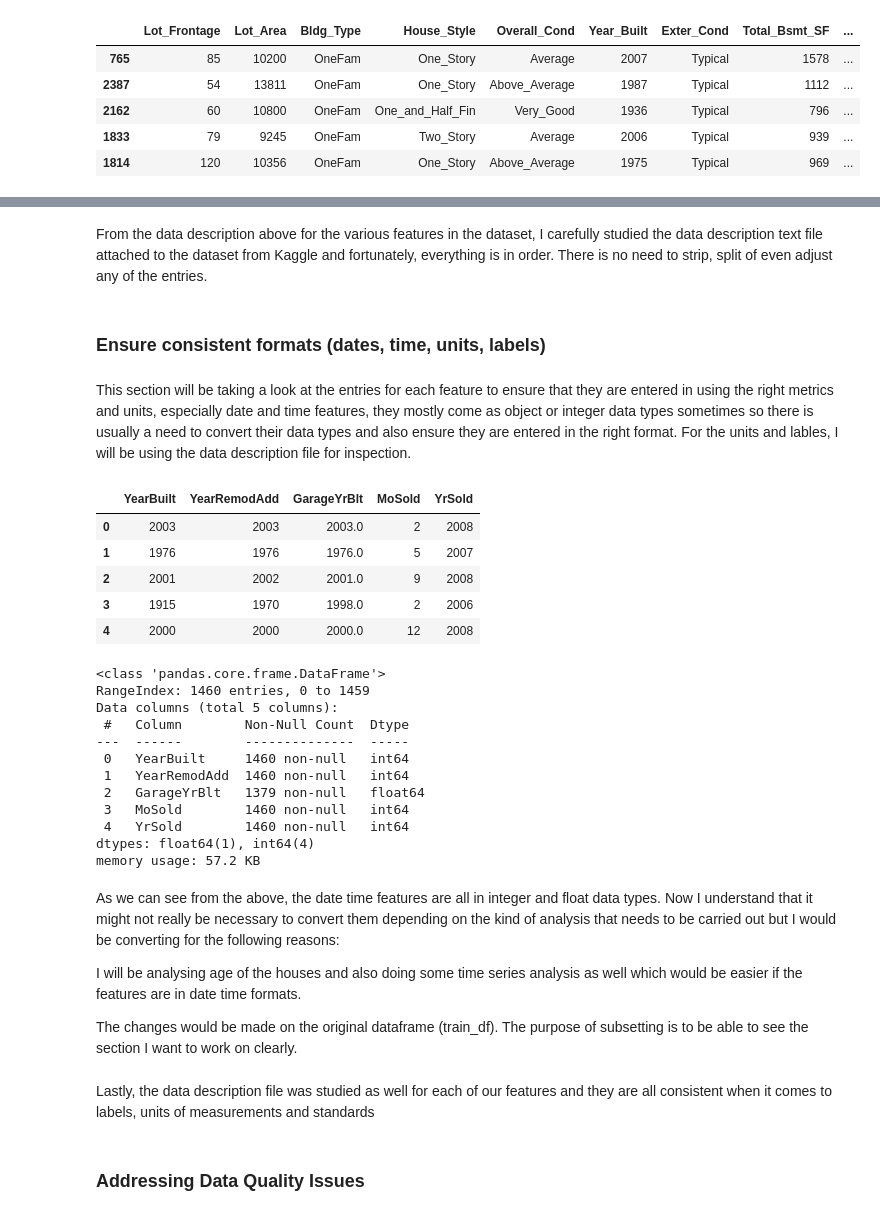
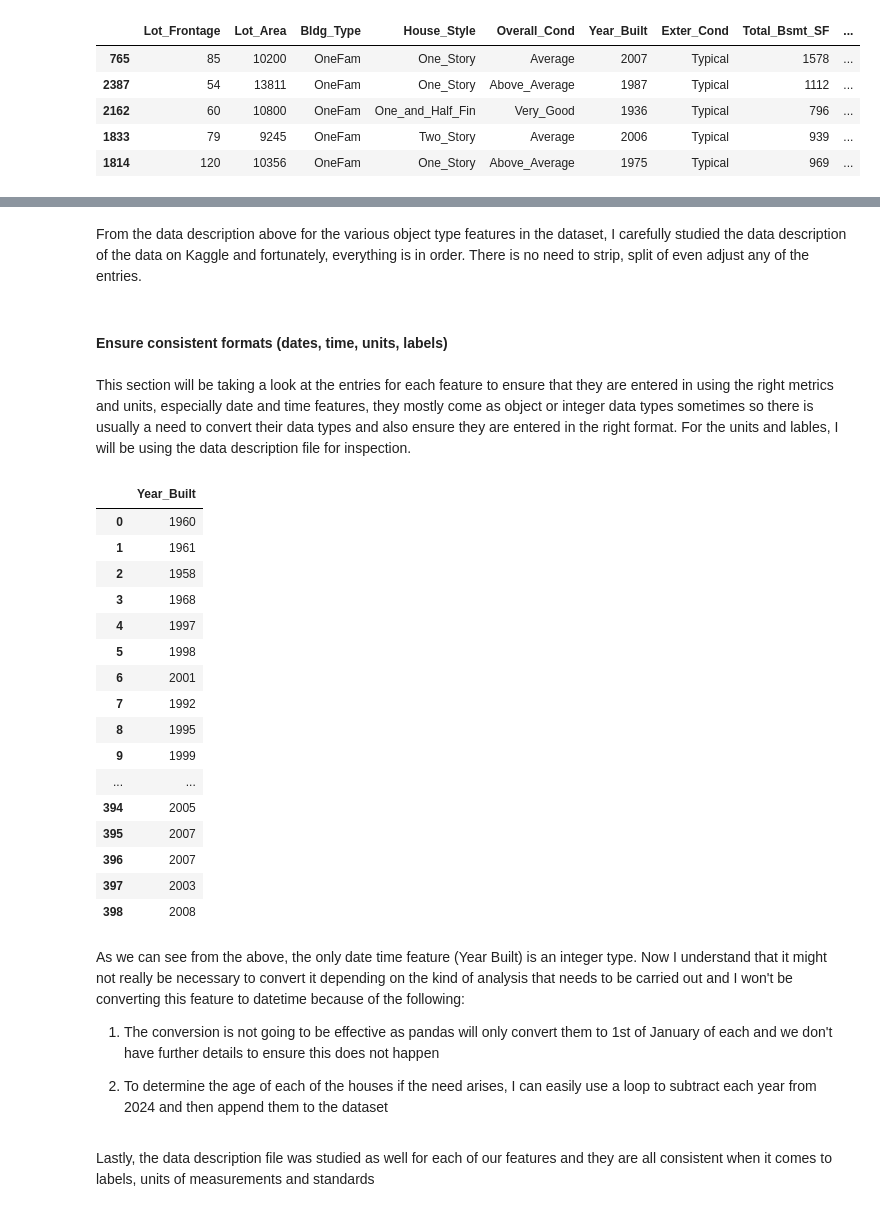
Before and after one commit to Sunday-Oladokun/Predictive-Modelling-Of-House-Prices-Using-Regression-Models, a Jupyter notebook: House Prices Prediction.ipynb, the cells around one changed output, grey strips where cells are left out. Cells and saved outputs as stored; diff of their text form; code cells hidden in the pictures.

```diff
--- a/House Prices Prediction.ipynb
+++ b/House Prices Prediction.ipynb
@@ -342,50 +323,6 @@ The unique entries in SaleCondition are ['Normal' 'Abnorml' 'Partial' 'AdjLand'
 # %% [markdown]
-From the data description above for the various features in the dataset, I carefully studied the data description text file attached to the dataset from Kaggle and fortunately, everything is in order. There is no need to strip, split of even adjust any of the entries.
+From the data description above for the various object type features in the dataset, I carefully studied the data description of the data on Kaggle and fortunately, everything is in order. There is no need to strip, split of even adjust any of the entries.
 # %% [markdown]
-### **Ensure consistent formats (dates, time, units, labels)**
+#### **Ensure consistent formats (dates, time, units, labels)**
 # %% [markdown]
 This section will be taking a look at the entries for each feature to ensure that they are entered in using the right metrics and units, especially date and time features, they mostly come as object or integer data types sometimes so there is usually a need to convert their data types and also ensure they are entered in the right format. For the units and lables, I will be using the data description file for inspection.
-# %%
-# Create a list of features that has to do with date and time
-timedate_features = [
-    "YearBuilt",
-    "YearRemodAdd",
-    "GarageYrBlt",
-    "MoSold",
-    "YrSold"
-]
-
-# Subset the date and time features in our dataset
-date_time_df = train_df[timedate_features]
-
-# Preview the dataframe
-date_time_df.head()
-# %% [output]
-|  | YearBuilt | YearRemodAdd | GarageYrBlt | MoSold | YrSold |
-| 0 | 2003 | 2003 | 2003.0 | 2 | 2008 |
-| 1 | 1976 | 1976 | 1976.0 | 5 | 2007 |
-| 2 | 2001 | 2002 | 2001.0 | 9 | 2008 |
-| 3 | 1915 | 1970 | 1998.0 | 2 | 2006 |
-| 4 | 2000 | 2000 | 2000.0 | 12 | 2008 |
-# %%
-# Let us inspect the data types
-date_time_df.info()
-# %% [output]
-<class 'pandas.core.frame.DataFrame'>
-RangeIndex: 1460 entries, 0 to 1459
-Data columns (total 5 columns):
- #   Column        Non-Null Count  Dtype
----  ------        --------------  -----
- 0   YearBuilt     1460 non-null   int64
- 1   YearRemodAdd  1460 non-null   int64
- 2   GarageYrBlt   1379 non-null   float64
- 3   MoSold        1460 non-null   int64
- 4   YrSold        1460 non-null   int64
-dtypes: float64(1), int64(4)
-memory usage: 57.2 KB
-# %% [markdown]
-As we can see from the above, the date time features are all in integer and float data types. Now I understand that it might not really be necessary to convert them depending on the kind of analysis that needs to be carried out but I would be converting for the following reasons:
-
-I will be analysing age of the houses and also doing some time series analysis as well which would be easier if the features are in date time formats.
-
-The changes would be made on the original dataframe (train_df). The purpose of subsetting is to be able to see the section I want to work on clearly.
@@ -403,4 +329,29 @@ train_df['YrSold'] = pd.to_datetime(train_df['YrSold'], format='%Y', errors='coe
+# %%
+# Inspecting Year Built- the only feature that has to do with time
+df[['Year_Built']]
+# %% [output]
+|  | Year_Built |
+| 0 | 1960 |
+| 1 | 1961 |
+| 2 | 1958 |
+| 3 | 1968 |
+| 4 | 1997 |
+| 5 | 1998 |
+| 6 | 2001 |
+| 7 | 1992 |
+| 8 | 1995 |
+| 9 | 1999 |
+| ... | ... |
+| 394 | 2005 |
+| 395 | 2007 |
+| 396 | 2007 |
+| 397 | 2003 |
+| 398 | 2008 |
+# %% [markdown]
+As we can see from the above, the only date time feature (Year Built) is an integer type. Now I understand that it might not really be necessary to convert it depending on the kind of analysis that needs to be carried out and I won't be converting this feature to datetime because of the following:
+
+1. The conversion is not going to be effective as pandas will only convert them to 1st of January of each and we don't have further details to ensure this does not happen
+
+2. To determine the age of each of the houses if the need arises, I can easily use a loop to subtract each year from 2024 and then append them to the dataset
 # %% [markdown]
 Lastly, the data description file was studied as well for each of our features and they are all consistent when it comes to labels, units of measurements and standards
-# %% [markdown]
-### **Addressing Data Quality Issues**
```
Also changed, not shown: parts of 51 cells of this notebook.
